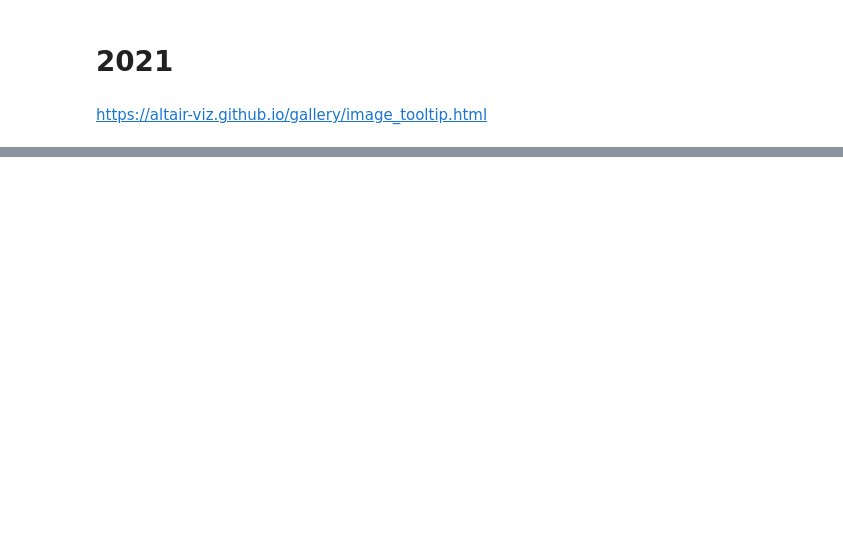
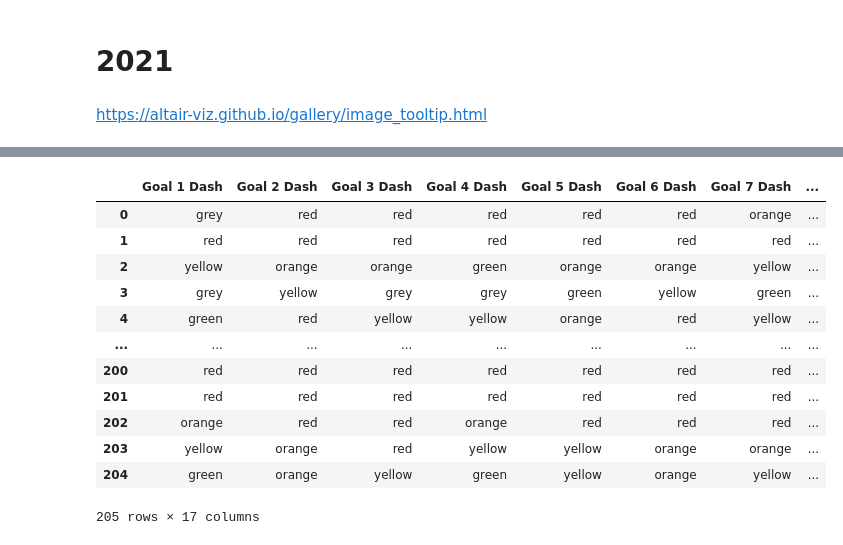
Before and after one commit to jacubero/SDG, a Jupyter notebook: map/map.ipynb, the cells around one changed output, grey strips where cells are left out. Cells and saved outputs as stored; diff of their text form; code cells hidden in the pictures; blank space fills up the shorter version.

```diff
--- a/map/map.ipynb
+++ b/map/map.ipynb
@@ -54,3 +56,21 @@ chart = (
 chart
 # %% [output]
 [interactive output not drawn]
+# %%
+df_data2021 = pd.read_csv('../output/data2021.csv')
+df_goals2021 = df_data2021[["Goal 1 Dash", "Goal 2 Dash", "Goal 3 Dash", "Goal 4 Dash", "Goal 5 Dash", "Goal 6 Dash", "Goal 7 Dash", "Goal 8 Dash", "Goal 9 Dash", "Goal 10 Dash", "Goal 11 Dash", "Goal 12 Dash", "Goal 13 Dash", "Goal 14 Dash", "Goal 15 Dash", "Goal 16 Dash", "Goal 17 Dash"]]
+df_goals2021
+# %% [output]
+|  | Goal 1 Dash | Goal 2 Dash | Goal 3 Dash | Goal 4 Dash | Goal 5 Dash | Goal 6 Dash | Goal 7 Dash | ... |
+| 0 | grey | red | red | red | red | red | orange | ... |
+| 1 | red | red | red | red | red | red | red | ... |
+| 2 | yellow | orange | orange | green | orange | orange | yellow | ... |
+| 3 | grey | yellow | grey | grey | green | yellow | green | ... |
+| 4 | green | red | yellow | yellow | orange | red | yellow | ... |
+| ... | ... | ... | ... | ... | ... | ... | ... | ... |
+| 200 | red | red | red | red | red | red | red | ... |
+| 201 | red | red | red | red | red | red | red | ... |
+| 202 | orange | red | red | orange | red | red | red | ... |
+| 203 | yellow | orange | red | yellow | yellow | orange | orange | ... |
+| 204 | green | orange | yellow | green | yellow | orange | yellow | ... |
+205 rows × 17 columns
```
Also changed, not shown: parts of 4 cells of this notebook.
